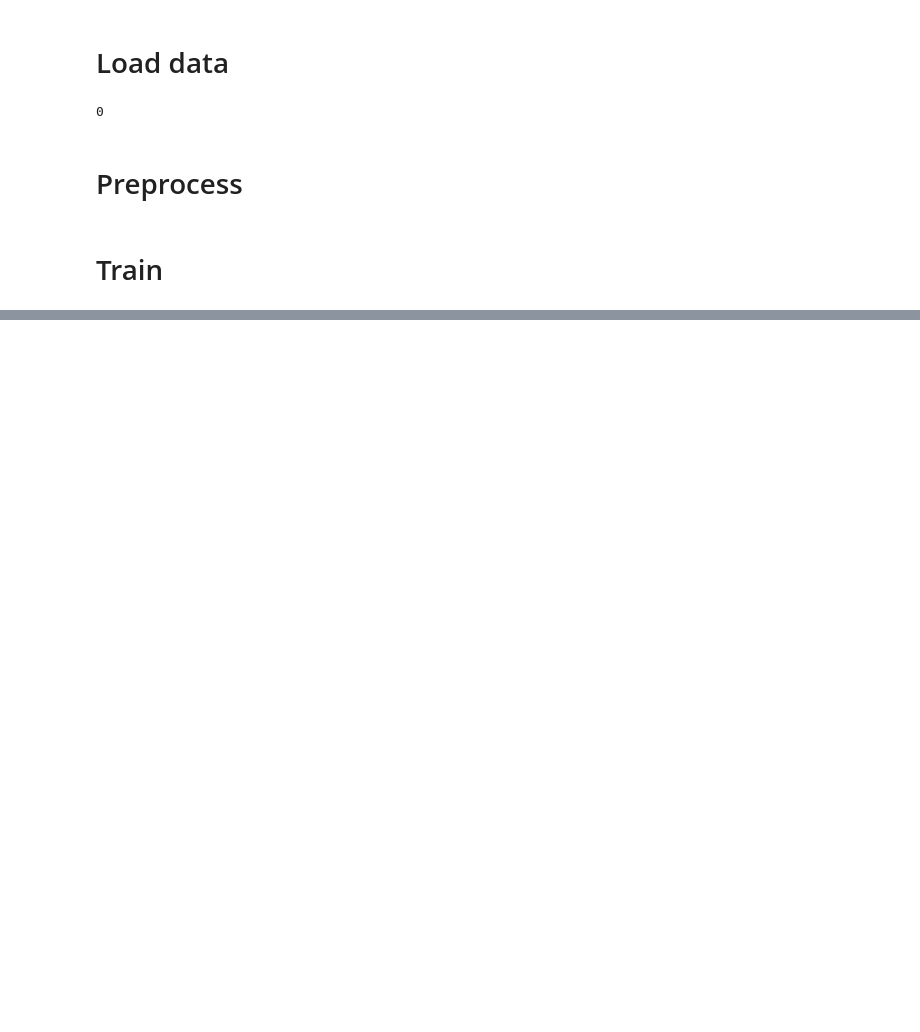
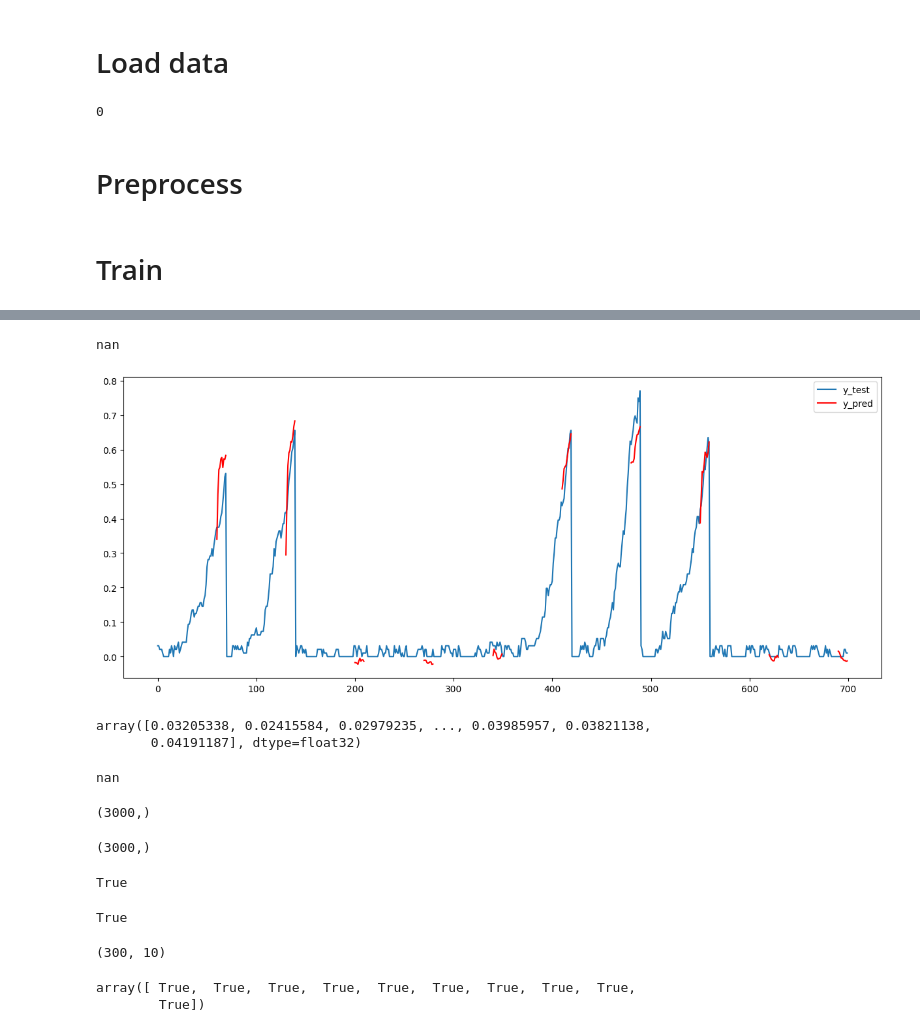
Before and after one commit to ITU-AI-ML-in-5G-Challenge/ITU-ML5G-PS-005-KDDI-UT-NakaoLab-AI, a Jupyter notebook: task1.ipynb, the cells around one changed output, grey strips where cells are left out. Cells and saved outputs as stored; diff of their text form; code cells hidden in the pictures; blank space fills up the shorter version.

Commit message:
metrics

```diff
--- a/task1.ipynb
+++ b/task1.ipynb
@@ -77,0 +109,12 @@ history = model.fit(x=train_generator, epochs=250, verbose=1, callbacks=callback
+# %%
+from tools.metrics import Evaluation
+import matplotlib.pyplot as plt
+from matplotlib.pylab import rcParams
+from sklearn import metrics
+
+rcParams['figure.figsize'] = 15, 6
+# %%
+test_generator = ReccurentTestGenerator(test_X, batch_size, timesteps, delay)
+# %%
+pred = model.predict(test_generator)
+pred = pred.reshape(300, -1)
@@ -77,0 +123,2 @@ history = model.fit(x=train_generator, epochs=250, verbose=1, callbacks=callback
+# %%
+test_Y = test_Y.reshape(300, -1)
@@ -77,0 +127,55 @@ history = model.fit(x=train_generator, epochs=250, verbose=1, callbacks=callback
+# %%
+evaluation.MSE()
+# %% [output]
+nan
+# %%
+test_vis = test_Y[-20:-10]
+pred_vis = pred[-20:-10]
+x = np.arange(len(test_vis.flatten()))
+fig, ax = plt.subplots(figsize=(15, 6))
+ax.plot(x, test_vis.flatten(), label='y_test')
+for i in range(len(pred_vis)):
+    if i==0:
+        ax.plot(x[i*70+timesteps+delay:(i+1)*70], pred_vis[i], label='y_pred', c='r')
+    else:
+        ax.plot(x[i*70+timesteps+delay:(i+1)*70], pred_vis[i], c='r')
+ax.legend()
+plt.show()
+# %% [output]
+[figure, added]
+# %%
+pred.flatten()
+# %% [output]
+array([0.03205338, 0.02415584, 0.02979235, ..., 0.03985957, 0.03821138,
+       0.04191187], dtype=float32)
+# %%
+pred_fla = pred.flatten()
+test_fla = test_Y[:,timesteps+delay:].flatten()
+sum((pred_fla - test_fla)**2)/len(pred_fla)
+# %% [output]
+nan
+# %%
+pred_fla.shape
+# %% [output]
+(3000,)
+# %%
+test_fla.shape
+# %% [output]
+(3000,)
+# %%
+np.isnan(pred_fla).any()
+# %% [output]
+True
+# %%
+np.isnan(pred).any()
+# %% [output]
+True
+# %%
+pred.shape
+# %% [output]
+(300, 10)
+# %%
+np.isnan(pred)[-42,:]
+# %% [output]
+array([ True,  True,  True,  True,  True,  True,  True,  True,  True,
+        True])
```
Also changed, not shown: parts of 9 cells of this notebook, 1 other file.
